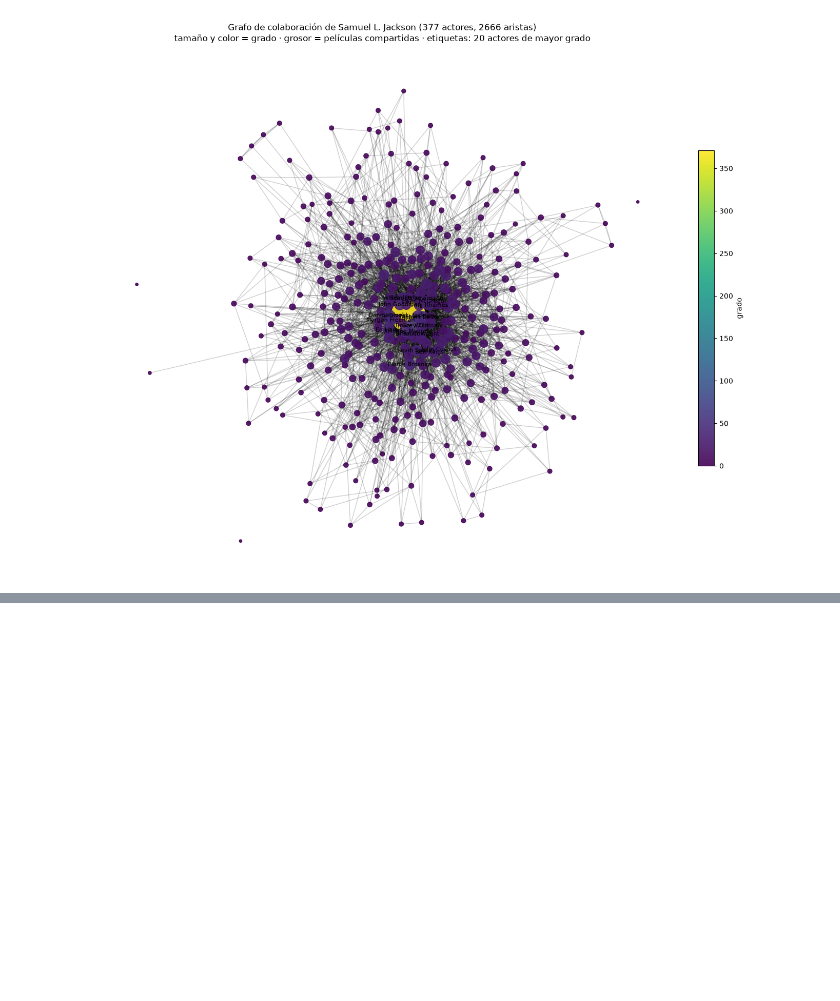
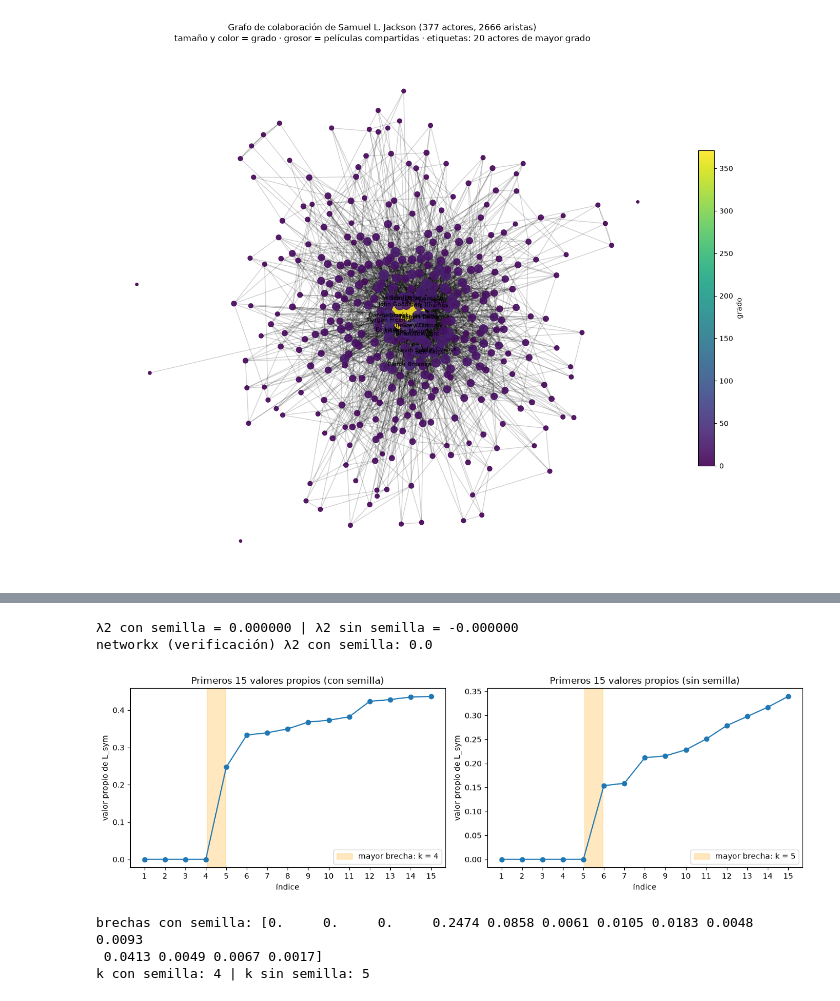
Before and after one commit to pabloflores465/grafo-colaboracion-samuel-l-jackson, a Jupyter notebook: grafo_colaboracion.ipynb, the cells around one changed output, grey strips where cells are left out. Saved outputs shown, nothing was run; the diff lists cells and outputs as text; code cells hidden in the pictures; blank space fills up the shorter version.

Commit message:
Espectro: componentes y brecha espectral (I.6 a-b)

```diff
--- a/grafo_colaboracion.ipynb
+++ b/grafo_colaboracion.ipynb
@@ -167,0 +216,12 @@ ax.axis("off"); fig.tight_layout(); fig.savefig("figuras/grafo.png", dpi=160); p
+# %%
+filas = []
+for etiqueta_g, M in [("con semilla", A), ("sin semilla", A_sin)]:
+    n_bfs, _ = componentes_bfs(M)
+    aislados = int((M.sum(1) == 0).sum())
+    vals_ingenua = np.linalg.eigvalsh(laplacianos(M, "ingenua")[1])
+    vals = np.linalg.eigvalsh(laplacianos(M)[1])
+    filas.append({"grafo": etiqueta_g, "nodos": len(M), "aislados": aislados, "componentes (BFS)": n_bfs,
+                  "λ<1e-8, D^-1/2=0 ingenuo": int((vals_ingenua < 1e-8).sum()),
+                  "λ<1e-8, convención corregida": int((vals < 1e-8).sum()),
+                  "networkx (verificación)": nx.number_connected_components(nx.from_numpy_array(M))})
+pd.DataFrame(filas).set_index("grafo")
@@ -167,0 +248,32 @@ ax.axis("off"); fig.tight_layout(); fig.savefig("figuras/grafo.png", dpi=160); p
+# %%
+vals_con, vecs_con = np.linalg.eigh(laplacianos(A)[1])
+vals_sin, vecs_sin = np.linalg.eigh(laplacianos(A_sin)[1])
+print(f"λ2 con semilla = {vals_con[1]:.6f} | λ2 sin semilla = {vals_sin[1]:.6f}")
+print("networkx (verificación) λ2 con semilla:",
+      round(float(np.sort(np.linalg.eigvalsh(nx.normalized_laplacian_matrix(G, nodelist=ids).toarray()))[1]), 6))
+
+
+def brecha(vals, m=15):
+    """k con la mayor brecha λ_{k+1} − λ_k entre los primeros m valores propios."""
+    gaps = np.diff(vals[:m])
+    return int(np.argmax(gaps)) + 1, gaps
+
+
+k_con, gaps_con = brecha(vals_con)
+k_sin, gaps_sin = brecha(vals_sin)
+fig, ax = plt.subplots(1, 2, figsize=(13, 4.2))
+for a, v, k, t in [(ax[0], vals_con, k_con, "con semilla"), (ax[1], vals_sin, k_sin, "sin semilla")]:
+    a.plot(range(1, 16), v[:15], "o-")
+    a.axvspan(k + 0.05, k + 0.95, color="orange", alpha=0.25, label=f"mayor brecha: k = {k}")
+    a.set_xlabel("índice"); a.set_ylabel("valor propio de L_sym"); a.set_title(f"Primeros 15 valores propios ({t})")
+    a.set_xticks(range(1, 16)); a.legend()
+fig.tight_layout(); fig.savefig("figuras/espectro.png", dpi=150); plt.show()
+print("brechas con semilla:", np.round(gaps_con, 4))
+print("k con semilla:", k_con, "| k sin semilla:", k_sin)
+# %% [output]
+λ2 con semilla = 0.000000 | λ2 sin semilla = -0.000000
+networkx (verificación) λ2 con semilla: 0.0
+[figure, added]
+brechas con semilla: [0.     0.     0.     0.2474 0.0858 0.0061 0.0105 0.0183 0.0048 0.0093
+ 0.0413 0.0049 0.0067 0.0017]
+k con semilla: 4 | k sin semilla: 5
```
Also changed, not shown: parts of 7 cells of this notebook, 1 other file.
